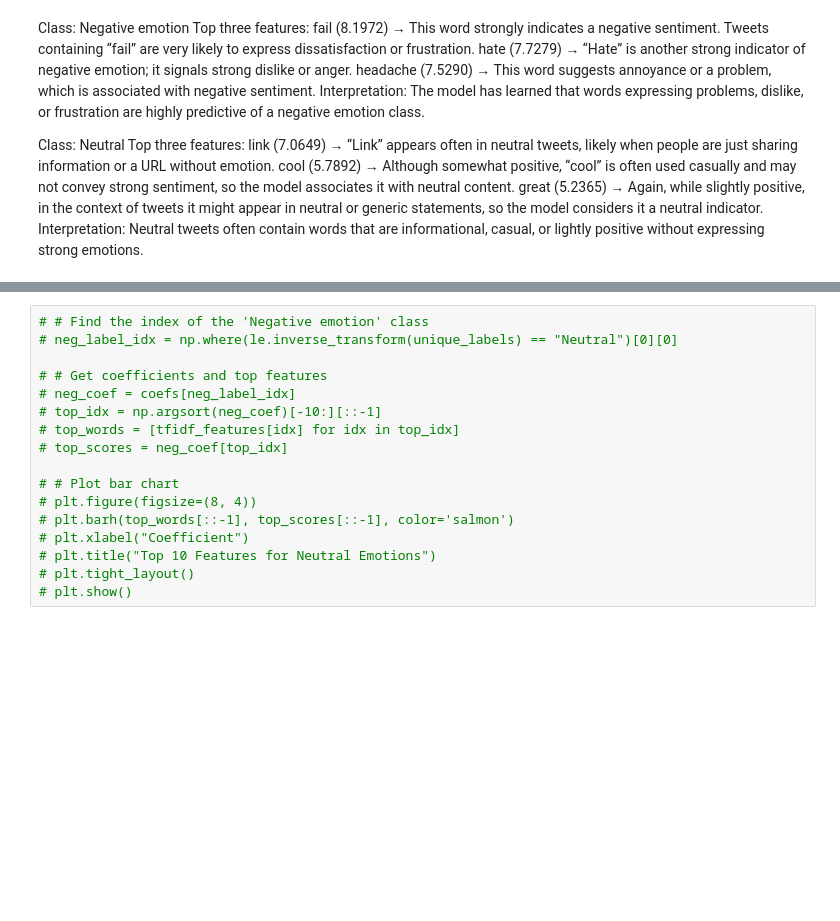
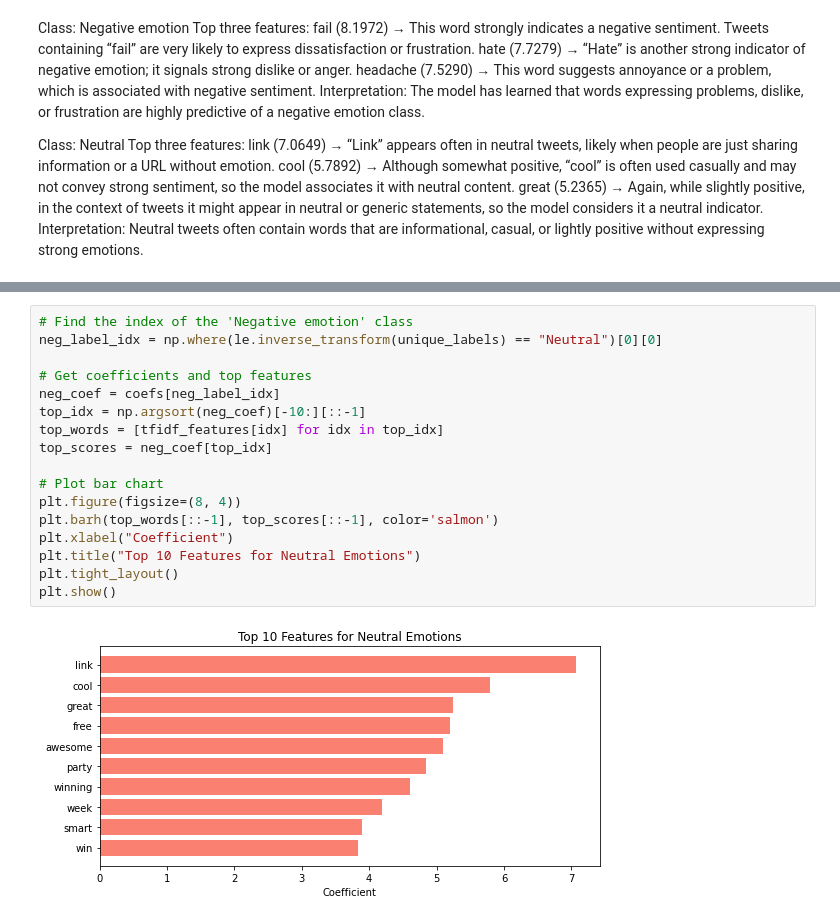
Before and after one commit to KaiFa254/Group_3_NLP_Project_Phase4, a Jupyter notebook: NLP.ipynb, the cells around one changed output, grey strips where cells are left out. Cells and saved outputs as stored; diff of their text form; blank space fills up the shorter version.

```diff
--- a/NLP.ipynb
+++ b/NLP.ipynb
@@ -725,17 +727,19 @@ Interpretation: Neutral tweets often contain words that are informational, casua
 # %%
-# # Find the index of the 'Negative emotion' class
-# neg_label_idx = np.where(le.inverse_transform(unique_labels) == "Neutral")[0][0]
+# Find the index of the 'Negative emotion' class
+neg_label_idx = np.where(le.inverse_transform(unique_labels) == "Neutral")[0][0]
 
-# # Get coefficients and top features
-# neg_coef = coefs[neg_label_idx]
-# top_idx = np.argsort(neg_coef)[-10:][::-1]
-# top_words = [tfidf_features[idx] for idx in top_idx]
-# top_scores = neg_coef[top_idx]
+# Get coefficients and top features
+neg_coef = coefs[neg_label_idx]
+top_idx = np.argsort(neg_coef)[-10:][::-1]
+top_words = [tfidf_features[idx] for idx in top_idx]
+top_scores = neg_coef[top_idx]
 
-# # Plot bar chart
-# plt.figure(figsize=(8, 4))
-# plt.barh(top_words[::-1], top_scores[::-1], color='salmon')
-# plt.xlabel("Coefficient")
-# plt.title("Top 10 Features for Neutral Emotions")
-# plt.tight_layout()
-# plt.show()
+# Plot bar chart
+plt.figure(figsize=(8, 4))
+plt.barh(top_words[::-1], top_scores[::-1], color='salmon')
+plt.xlabel("Coefficient")
+plt.title("Top 10 Features for Neutral Emotions")
+plt.tight_layout()
+plt.show()
+# %% [output]
+[figure, added]
```
Also changed, not shown: parts of 1 cell of this notebook.
